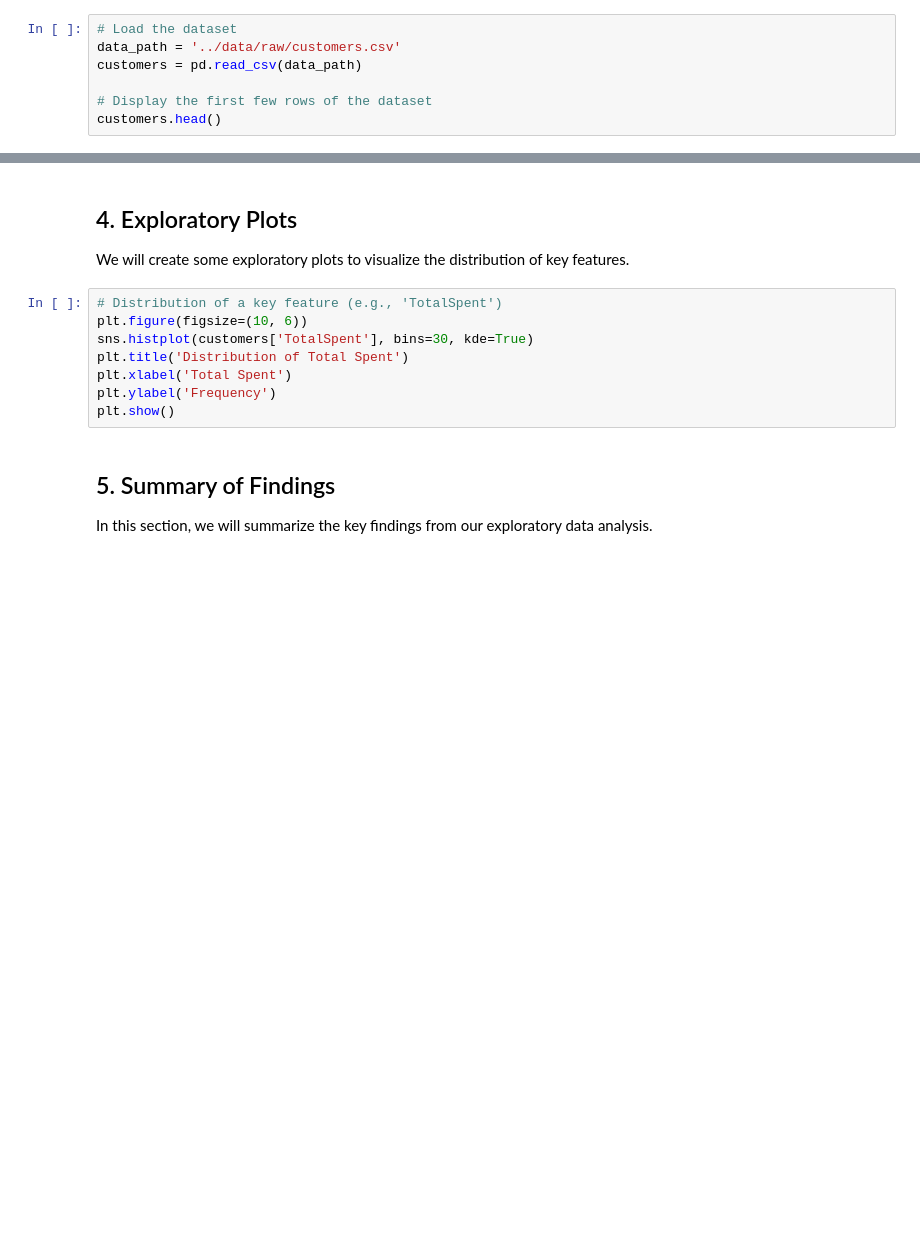
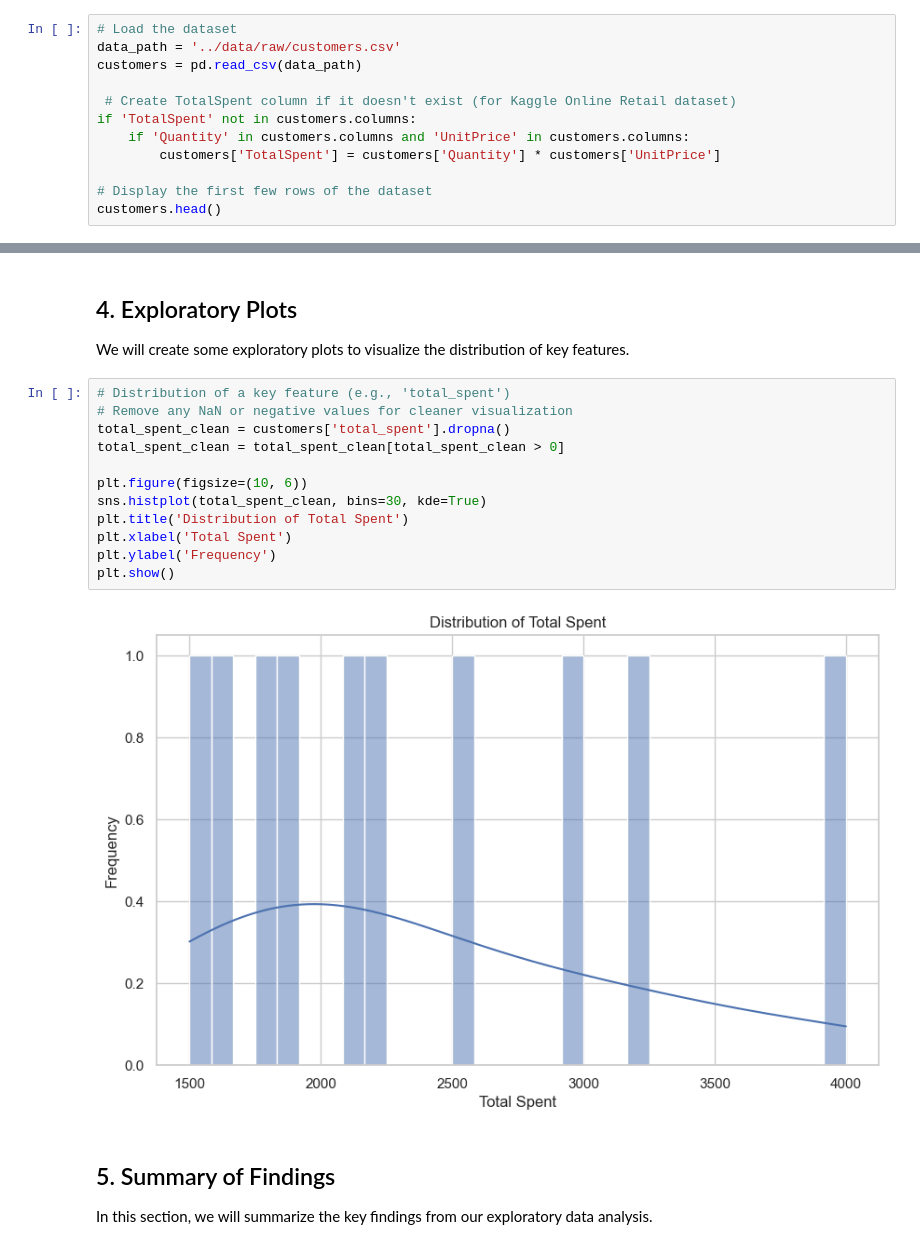
Before and after one commit to faheemdehalvi/customer-segmentation-project, a Jupyter notebook: notebooks/01-data-exploration.ipynb, the cells around one changed output, grey strips where cells are left out. Drawn from its saved outputs; the diff is of its cells as text; blank space fills up the shorter version.

```diff
--- a/notebooks/01-data-exploration.ipynb
+++ b/notebooks/01-data-exploration.ipynb
@@ -22,5 +22,10 @@ We will load the customer data from the CSV file.
 data_path = '../data/raw/customers.csv'
 customers = pd.read_csv(data_path)
 
+ # Create TotalSpent column if it doesn't exist (for Kaggle Online Retail dataset)
+if 'TotalSpent' not in customers.columns:
+    if 'Quantity' in customers.columns and 'UnitPrice' in customers.columns:
+        customers['TotalSpent'] = customers['Quantity'] * customers['UnitPrice']
+
 # Display the first few rows of the dataset
 customers.head()
@@ -40,13 +72,19 @@ missing_values[missing_values > 0]
 
 We will create some exploratory plots to visualize the distribution of key features.
 # %%
-# Distribution of a key feature (e.g., 'TotalSpent')
+# Distribution of a key feature (e.g., 'total_spent')
+# Remove any NaN or negative values for cleaner visualization
+total_spent_clean = customers['total_spent'].dropna()
+total_spent_clean = total_spent_clean[total_spent_clean > 0]
+
 plt.figure(figsize=(10, 6))
-sns.histplot(customers['TotalSpent'], bins=30, kde=True)
+sns.histplot(total_spent_clean, bins=30, kde=True)
 plt.title('Distribution of Total Spent')
 plt.xlabel('Total Spent')
 plt.ylabel('Frequency')
 plt.show()
+# %% [output]
+[figure, added]
 # %% [markdown]
 ## 5. Summary of Findings
 
```
Also changed, not shown: parts of 3 cells of this notebook, 2 other files.
